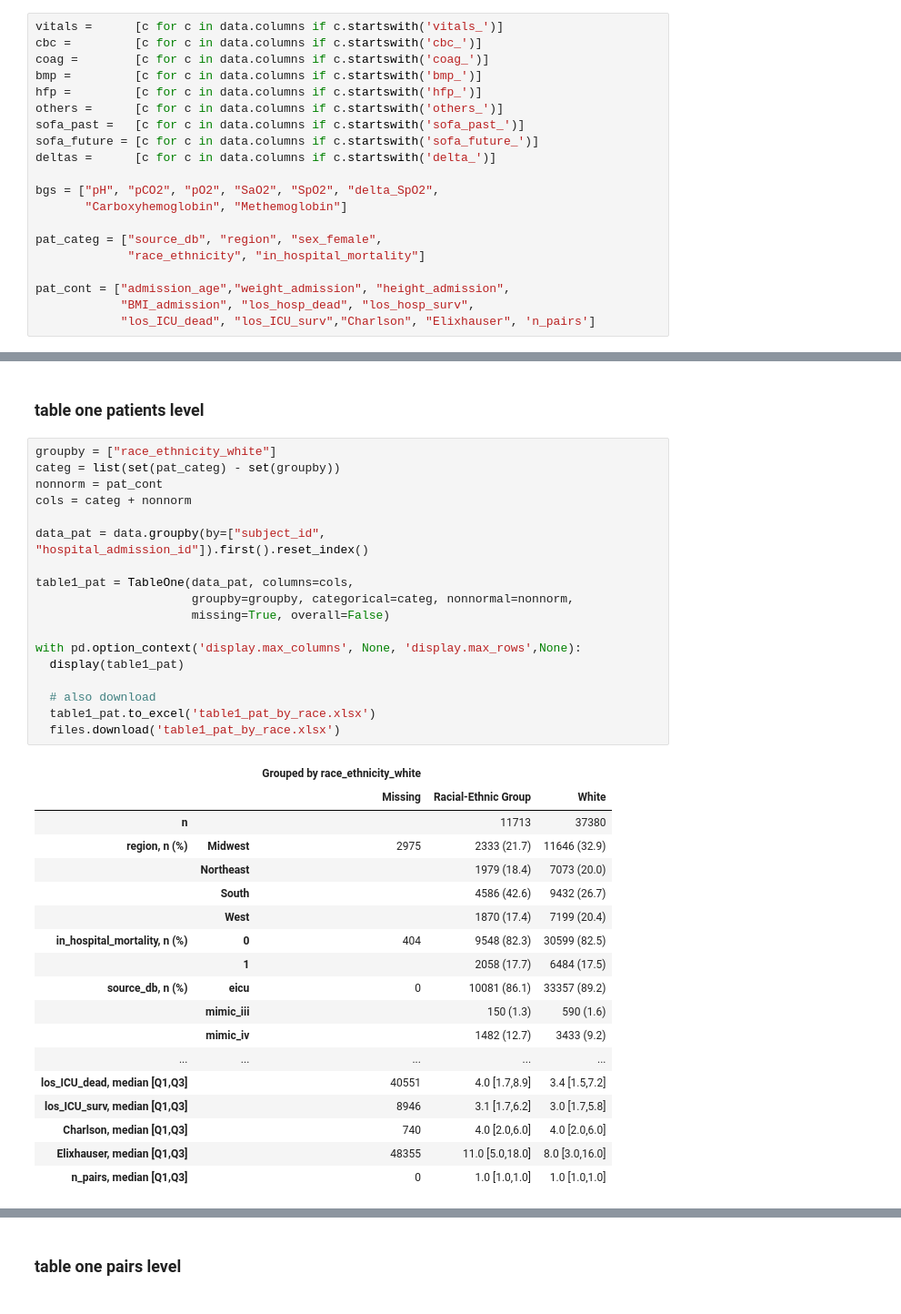
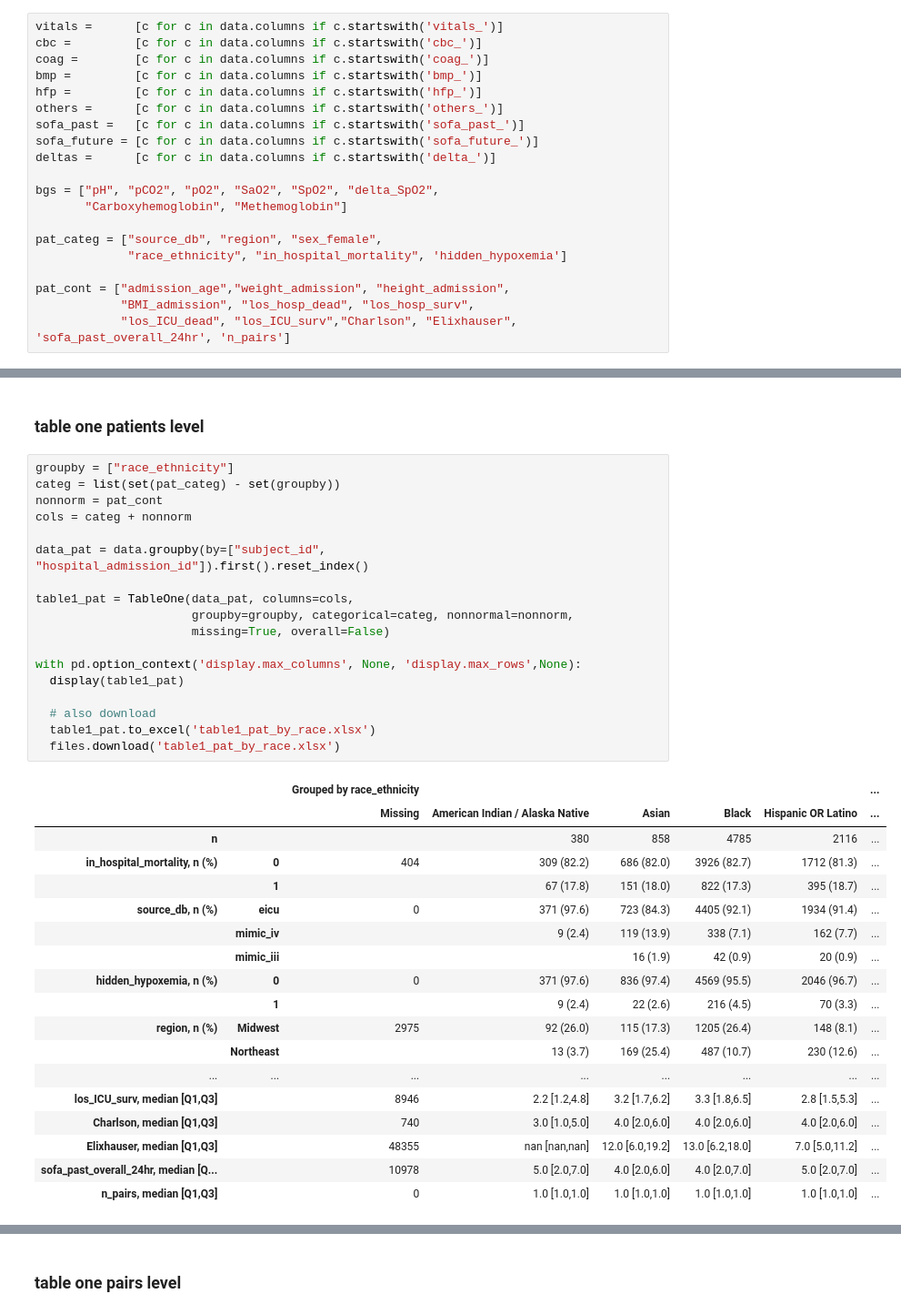
Before and after one commit to joamats/pulse-ox-dataset, a Jupyter notebook: notebooks/3_tableones.ipynb, the cells around one changed output, grey strips where cells are left out. Shown at 91% size. Drawn from its saved outputs; the diff is of its cells as text.

```diff
--- a/notebooks/3_tableones.ipynb
+++ b/notebooks/3_tableones.ipynb
@@ -172,11 +172,11 @@ bgs = ["pH", "pCO2", "pO2", "SaO2", "SpO2", "delta_SpO2",
        "Carboxyhemoglobin", "Methemoglobin"]
 
 pat_categ = ["source_db", "region", "sex_female",
-             "race_ethnicity", "in_hospital_mortality"]
+             "race_ethnicity", "in_hospital_mortality", 'hidden_hypoxemia']
 
 pat_cont = ["admission_age","weight_admission", "height_admission",
             "BMI_admission", "los_hosp_dead", "los_hosp_surv",
-            "los_ICU_dead", "los_ICU_surv","Charlson", "Elixhauser", 'n_pairs']
+            "los_ICU_dead", "los_ICU_surv","Charlson", "Elixhauser", 'sofa_past_overall_24hr', 'n_pairs']
 # %% [markdown]
 ## strat by source_db
 # %% [markdown]
@@ -272,42 +273,42 @@ with pd.option_context('display.max_columns', None, 'display.max_rows',None):
 # %% [markdown]
 ### table one patients level
 # %%
-groupby = ["race_ethnicity_white"]
+groupby = ["race_ethnicity"]
 categ = list(set(pat_categ) - set(groupby))
 nonnorm = pat_cont
 cols = categ + nonnorm
 
 data_pat = data.groupby(by=["subject_id", "hospital_admission_id"]).first().reset_index()
 
 table1_pat = TableOne(data_pat, columns=cols,
                       groupby=groupby, categorical=categ, nonnormal=nonnorm,
                       missing=True, overall=False)
 
 with pd.option_context('display.max_columns', None, 'display.max_rows',None):
   display(table1_pat)
 
   # also download
   table1_pat.to_excel('table1_pat_by_race.xlsx')
   files.download('table1_pat_by_race.xlsx')
 # %% [output]
-|  |  | Grouped by race_ethnicity_white |  |  |
-|  |  | Missing | Racial-Ethnic Group | White |
-| n |  |  | 11713 | 37380 |
-| region, n (%) | Midwest | 2975 | 2333 (21.7) | 11646 (32.9) |
-|  | Northeast |  | 1979 (18.4) | 7073 (20.0) |
-|  | South |  | 4586 (42.6) | 9432 (26.7) |
-|  | West |  | 1870 (17.4) | 7199 (20.4) |
-| in_hospital_mortality, n (%) | 0 | 404 | 9548 (82.3) | 30599 (82.5) |
-|  | 1 |  | 2058 (17.7) | 6484 (17.5) |
-| source_db, n (%) | eicu | 0 | 10081 (86.1) | 33357 (89.2) |
-|  | mimic_iii |  | 150 (1.3) | 590 (1.6) |
-|  | mimic_iv |  | 1482 (12.7) | 3433 (9.2) |
-| ... | ... | ... | ... | ... |
-| los_ICU_dead, median [Q1,Q3] |  | 40551 | 4.0 [1.7,8.9] | 3.4 [1.5,7.2] |
-| los_ICU_surv, median [Q1,Q3] |  | 8946 | 3.1 [1.7,6.2] | 3.0 [1.7,5.8] |
-| Charlson, median [Q1,Q3] |  | 740 | 4.0 [2.0,6.0] | 4.0 [2.0,6.0] |
-| Elixhauser, median [Q1,Q3] |  | 48355 | 11.0 [5.0,18.0] | 8.0 [3.0,16.0] |
-| n_pairs, median [Q1,Q3] |  | 0 | 1.0 [1.0,1.0] | 1.0 [1.0,1.0] |
+|  |  | Grouped by race_ethnicity |  |  |  |  | ... |
+|  |  | Missing | American Indian / Alaska Native | Asian | Black | Hispanic OR Latino | ... |
+| n |  |  | 380 | 858 | 4785 | 2116 | ... |
+| in_hospital_mortality, n (%) | 0 | 404 | 309 (82.2) | 686 (82.0) | 3926 (82.7) | 1712 (81.3) | ... |
+|  | 1 |  | 67 (17.8) | 151 (18.0) | 822 (17.3) | 395 (18.7) | ... |
+| source_db, n (%) | eicu | 0 | 371 (97.6) | 723 (84.3) | 4405 (92.1) | 1934 (91.4) | ... |
+|  | mimic_iv |  | 9 (2.4) | 119 (13.9) | 338 (7.1) | 162 (7.7) | ... |
+|  | mimic_iii |  |  | 16 (1.9) | 42 (0.9) | 20 (0.9) | ... |
+| hidden_hypoxemia, n (%) | 0 | 0 | 371 (97.6) | 836 (97.4) | 4569 (95.5) | 2046 (96.7) | ... |
+|  | 1 |  | 9 (2.4) | 22 (2.6) | 216 (4.5) | 70 (3.3) | ... |
+| region, n (%) | Midwest | 2975 | 92 (26.0) | 115 (17.3) | 1205 (26.4) | 148 (8.1) | ... |
+|  | Northeast |  | 13 (3.7) | 169 (25.4) | 487 (10.7) | 230 (12.6) | ... |
+| ... | ... | ... | ... | ... | ... | ... | ... |
+| los_ICU_surv, median [Q1,Q3] |  | 8946 | 2.2 [1.2,4.8] | 3.2 [1.7,6.2] | 3.3 [1.8,6.5] | 2.8 [1.5,5.3] | ... |
+| Charlson, median [Q1,Q3] |  | 740 | 3.0 [1.0,5.0] | 4.0 [2.0,6.0] | 4.0 [2.0,6.0] | 4.0 [2.0,6.0] | ... |
+| Elixhauser, median [Q1,Q3] |  | 48355 | nan [nan,nan] | 12.0 [6.0,19.2] | 13.0 [6.2,18.0] | 7.0 [5.0,11.2] | ... |
+| sofa_past_overall_24hr, median [Q... |  | 10978 | 5.0 [2.0,7.0] | 4.0 [2.0,6.0] | 4.0 [2.0,7.0] | 5.0 [2.0,7.0] | ... |
+| n_pairs, median [Q1,Q3] |  | 0 | 1.0 [1.0,1.0] | 1.0 [1.0,1.0] | 1.0 [1.0,1.0] | 1.0 [1.0,1.0] | ... |
 [interactive output not drawn]
 [interactive output not drawn]
 # %% [markdown]
```
Also changed, not shown: parts of 4 cells of this notebook, 2 other files.
